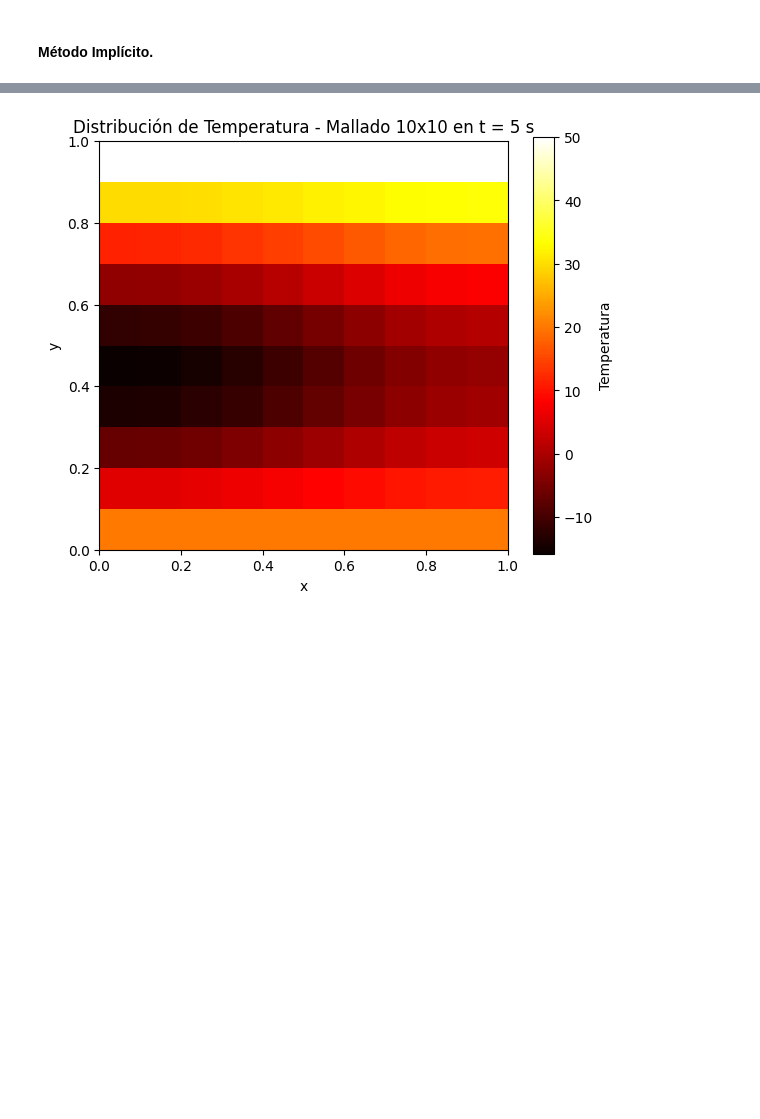
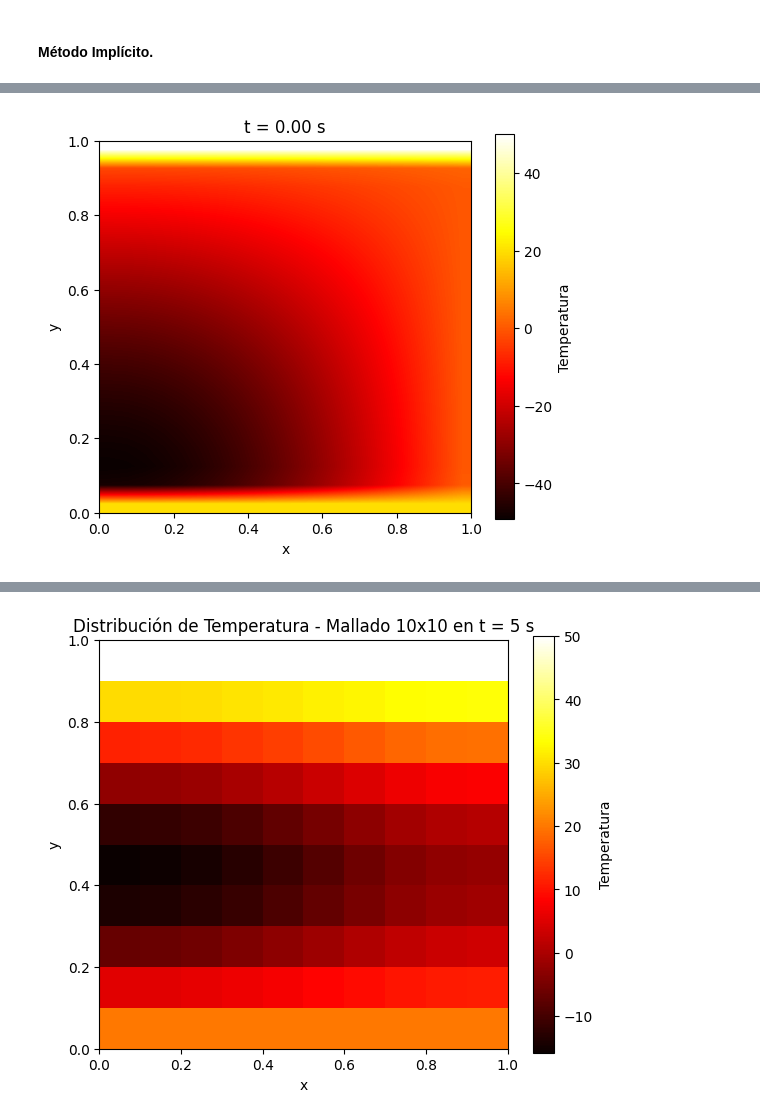
Before and after one commit to mgonzalz/sn_talleres, a Jupyter notebook: notebooks/informe-02__ecuacion-calor.ipynb, the cells around one changed output, grey strips where cells are left out. Saved outputs shown, nothing was run; the diff lists cells and outputs as text; code cells hidden in the pictures; blank space fills up the shorter version.

```diff
--- a/notebooks/informe-02__ecuacion-calor.ipynb
+++ b/notebooks/informe-02__ecuacion-calor.ipynb
@@ -246,0 +128,26 @@ for t, T_snap in snapshots.items():
+# %%
+# Simulación y captura de frames.
+frames = []
+for n in range(Nt): # Iterar sobre el tiempo.
+    T_flat = T.flatten() # Convertir a 1D para la matriz dispersa.
+    T_flat[:Nx] = 20         # y = 0.
+    T_flat[-Nx:] = 50        # y = 1.
+    T_new = spsolve(A_sparse, T_flat) # A*x=b.
+    T = T_new.reshape((Ny, Nx)) # Volver a 2D.
+    if n % 5 == 0:           # Guardar cada 5 pasos (~100 frames totales).
+        frames.append(T.copy())
+
+# Crear animación.
+fig, ax = plt.subplots(figsize=(6, 5))
+cax = ax.imshow(frames[0], origin='lower', cmap='hot', extent=[0, 1, 0, 1], interpolation='bilinear')
+cbar = fig.colorbar(cax, ax=ax)
+cbar.set_label('Temperatura')
+title = ax.set_title("t = 0.00 s")
+plt.xlabel('x')
+plt.ylabel('y')
+plt.xlim(0, 1)
+plt.ylim(0, 1)
+plt.grid(False)
+plt.show()
+# %% [output]
+[figure, added]
```
Also changed, not shown: parts of 17 cells of this notebook, 3 other files.
